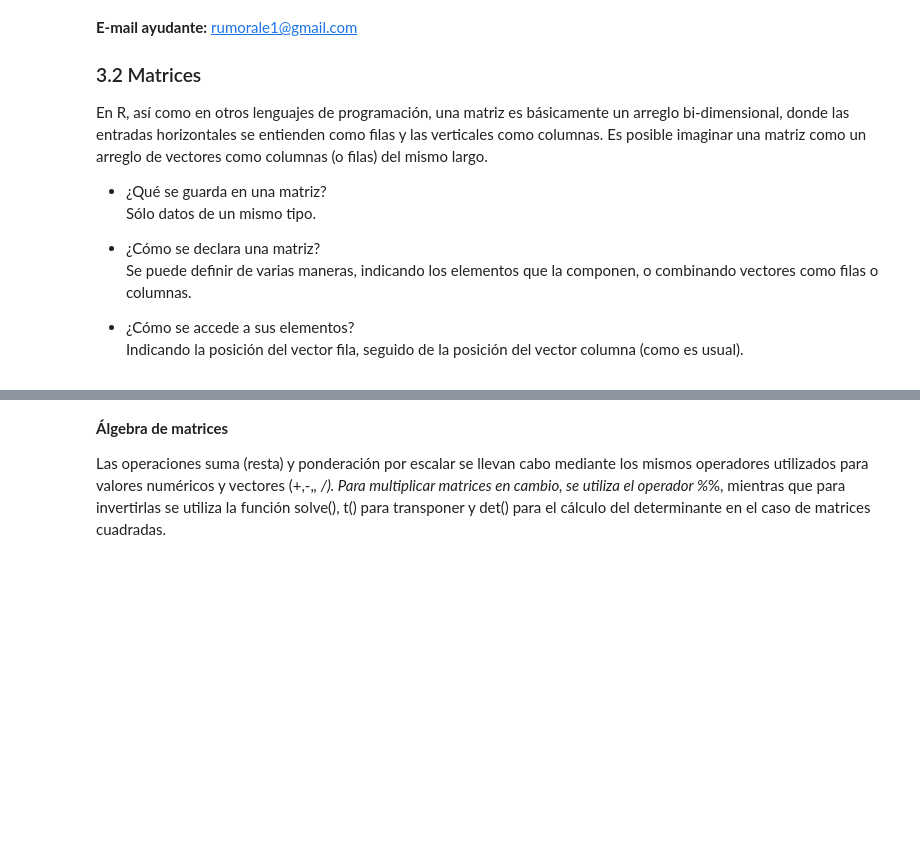
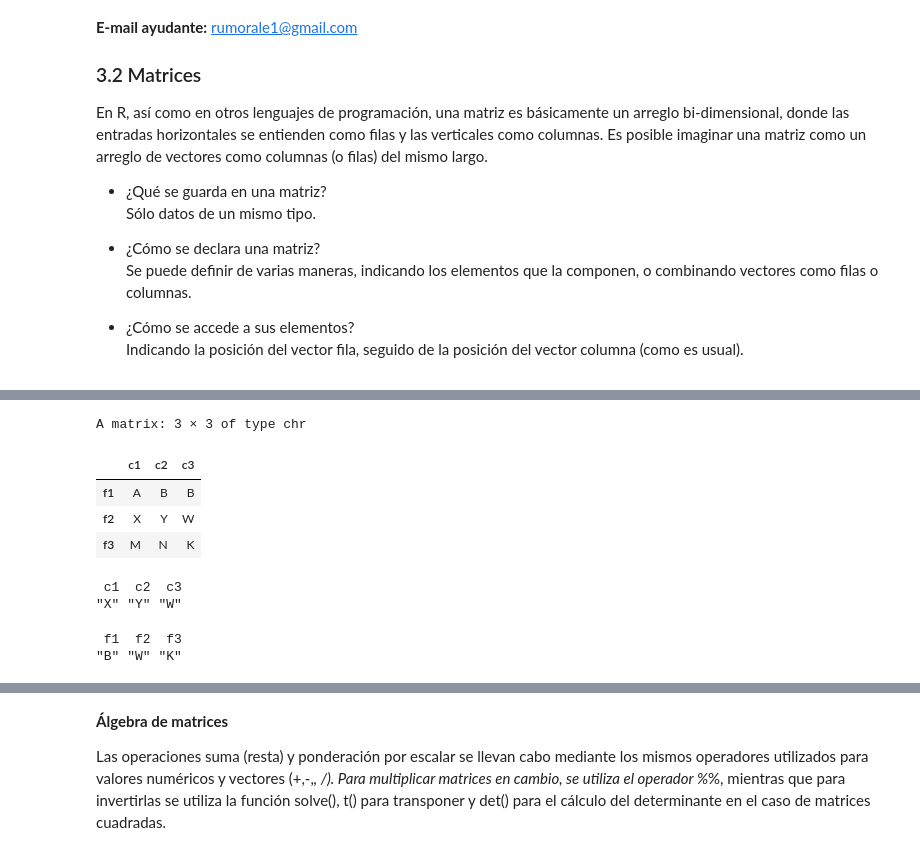
Before and after one commit to majorquev/DBDC_202507_Programacion_en_R_para_ciencia_de_datos, a Jupyter notebook: Clases/Clase2/Clase_2_01_matrices.ipynb, the cells around one changed output, grey strips where cells are left out. Cells and saved outputs as stored; diff of their text form; code cells hidden in the pictures; blank space fills up the shorter version.

```diff
--- a/Clases/Clase2/Clase_2_01_matrices.ipynb
+++ b/Clases/Clase2/Clase_2_01_matrices.ipynb
@@ -74,0 +206,17 @@ M3["f2","c3"]
+# %%
+M2
+# %% [output]
+A matrix: 3 × 3 of type chr
+|  | c1 | c2 | c3 |
+| f1 | A | B | B |
+| f2 | X | Y | W |
+| f3 | M | N | K |
+# %%
+# Una fila/columna completa
+M2["f2",]
+M2[,"c3"]
+# %% [output]
+ c1  c2  c3
+"X" "Y" "W"
+ f1  f2  f3
+"B" "W" "K"
```
Also changed, not shown: parts of 34 cells of this notebook.
